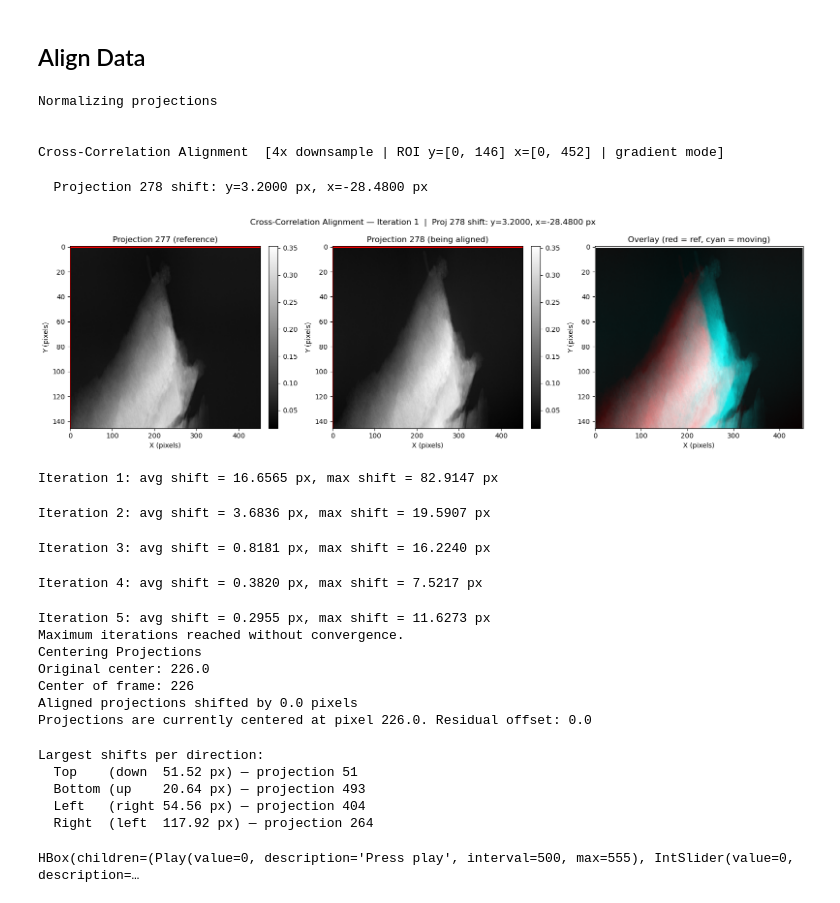
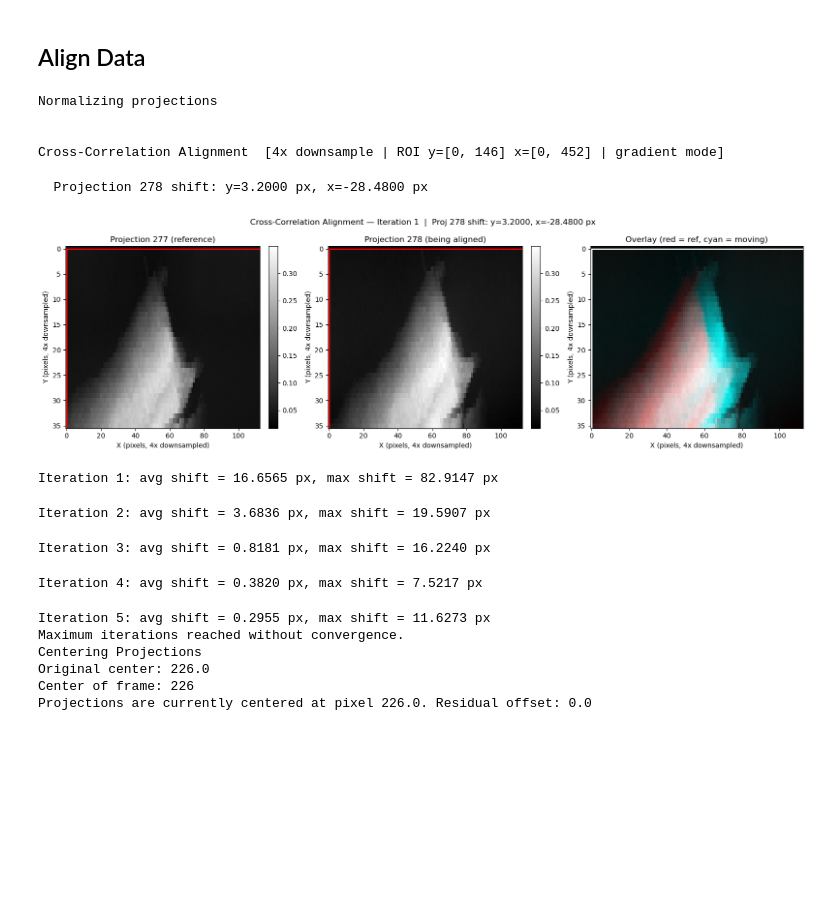
Before and after one commit to levijh1/TomoMono, a Jupyter notebook: test_notebook_realData.ipynb, the cells around one changed output. Cells and saved outputs as stored; diff of their text form; code cells hidden in the pictures; blank space fills up the shorter version.

```diff
--- a/test_notebook_realData.ipynb
+++ b/test_notebook_realData.ipynb
@@ -101,26 +98,25 @@ HBox(children=(Play(value=0, description='Press play', interval=500, max=555), I
 # #Sinogram consistency score — before alignment
 # scs_before, _, _, _, _ = tomo.sinogram_consistency_score(plot=False)
 # %%
-tomo.reset_workingProjections(x_size=None, y_size=None) #You can adjust these for tighter cropping
+# tomo.reset_workingProjections(x_size=None, y_size=None) #You can adjust these for tighter cropping
 tomo.normalize(isPhaseData=True)
 
 # XCA Pass 1 - coarse (downsample=4)
 tomo.cross_correlate_align(
-    tolerance=0.001, maxShiftTolerance=0.5, max_iterations=5, stepRatio=0.8,
+    tolerance=0, maxShiftTolerance=0, max_iterations=5, stepRatio=0.8,
     downsample=4, use_grad=True,
     yROI_Range=None, xROI_Range=None, isFull360=False, plot=True
 )
 tomo.center_projections()
-tomo.make_updates_shift()
-tomo.makeNotebookProjMovie(show_trust_region=True)
-tomo.displayWorkingSinogram(row_index=tomo.workingProjections.shape[0] // downsample // 2)
+
+tomo.displayWorkingSinogram()
 # %% [output]
 Normalizing projections
 
 
 Cross-Correlation Alignment  [4x downsample | ROI y=[0, 146] x=[0, 452] | gradient mode]
   Projection 278 shift: y=3.2000 px, x=-28.4800 px
-[figure, old version]
+[figure, new version]
 Iteration 1: avg shift = 16.6565 px, max shift = 82.9147 px
 Iteration 2: avg shift = 3.6836 px, max shift = 19.5907 px
 Iteration 3: avg shift = 0.8181 px, max shift = 16.2240 px
@@ -130,11 +126,4 @@ Maximum iterations reached without convergence.
 Centering Projections
 Original center: 226.0
 Center of frame: 226
-Aligned projections shifted by 0.0 pixels
 Projections are currently centered at pixel 226.0. Residual offset: 0.0
-Largest shifts per direction:
-  Top    (down  51.52 px) — projection 51
-  Bottom (up    20.64 px) — projection 493
-  Left   (right 54.56 px) — projection 404
-  Right  (left  117.92 px) — projection 264
-HBox(children=(Play(value=0, description='Press play', interval=500, max=555), IntSlider(value=0, description=…
```
Also changed, not shown: parts of 18 cells of this notebook, 35 other files.
